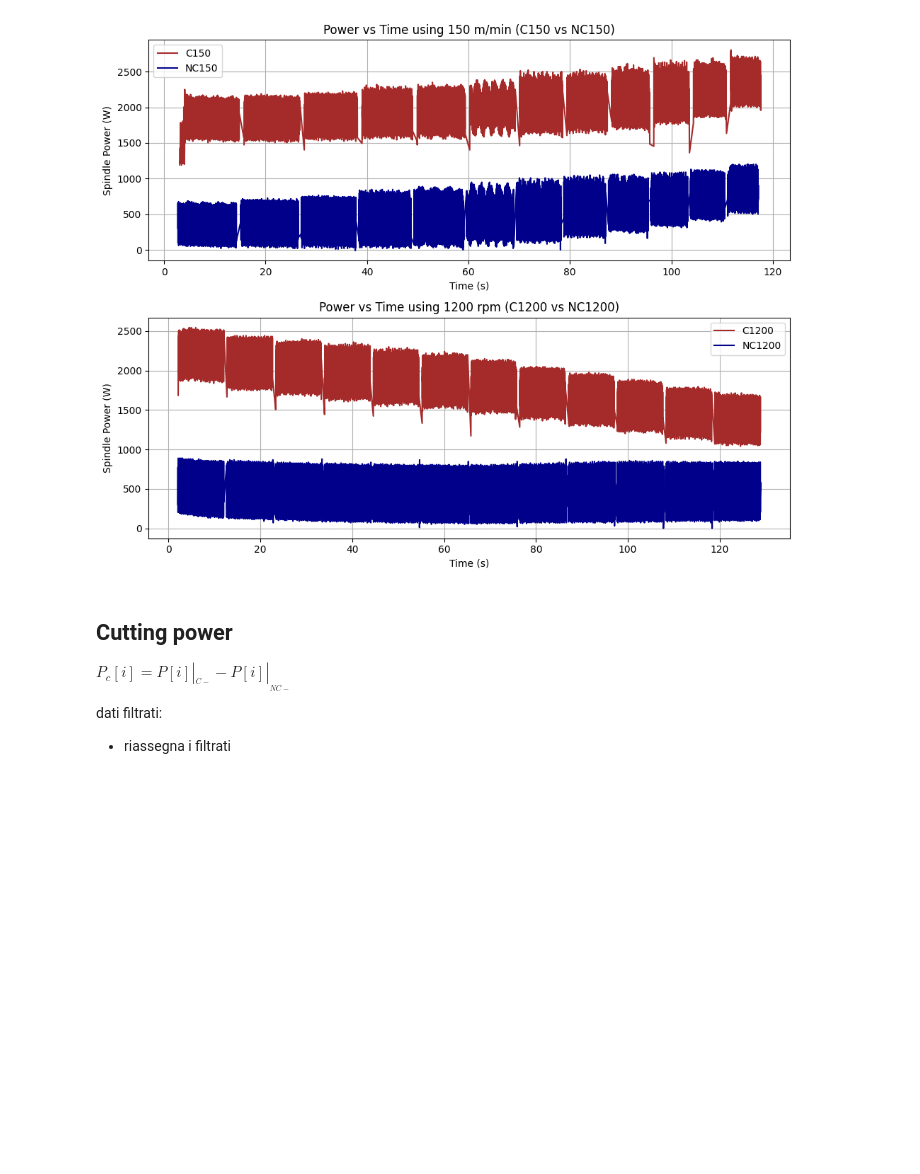
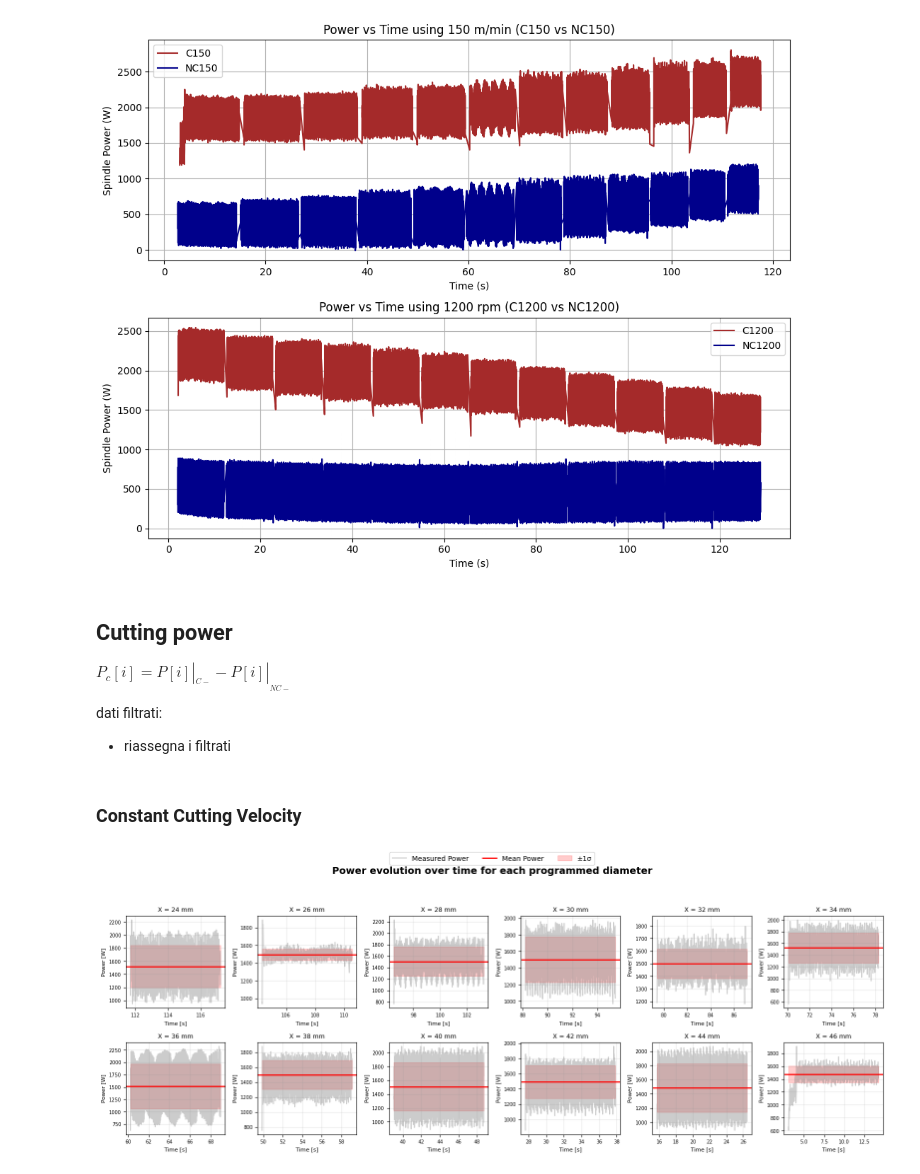
Before and after one commit to PaoloRos/MASSMa, a Jupyter notebook: turning_datas/chapter_2025-main/1st_assignment.ipynb, the cells around one changed output. Saved outputs shown, nothing was run; the diff lists cells and outputs as text; code cells hidden in the pictures; blank space fills up the shorter version.

Commit message:
cutting power

```diff
--- a/turning_datas/chapter_2025-main/1st_assignment.ipynb
+++ b/turning_datas/chapter_2025-main/1st_assignment.ipynb
@@ -258,0 +267,58 @@ df_150 = pd.DataFrame({
+# %% [markdown]
+### Constant Cutting Velocity
+# %%
+# Cutting Force
+df_150['Fc'] = df_150['Pc'] / Vc * 60   #(N)
+
+# Specific Cutting Force
+df_150['Kc'] = df_150['Fc'] / (ap * f)   #(N/mm² = MPa)
+# %%
+stats_150 = (
+    df_150.groupby('prog_pos_x')[['Pc', 'Fc', 'Kc']]
+    .agg(['min', 'max', 'mean', 'std'])
+    .reset_index()
+)
+# %%
+diameters = sorted(df_150['prog_pos_x'].unique())
+
+fig = plt.figure(figsize=(16,16))
+gs = gridspec.GridSpec(6, 6)
+
+# Loop through each diameter
+for i, x in enumerate(diameters):
+    ax = fig.add_subplot(gs[i // 6, i % 6])  # row, column index
+
+    # Filter data for this diameter
+    subset = df_150[df_150['prog_pos_x'] == x]
+
+    # Get mean and std from precomputed stats
+    mean_x = stats_150.loc[stats_150['prog_pos_x'] == x, ('Pc','mean')].values[0]
+    std_x = stats_150.loc[stats_150['prog_pos_x'] == x, ('Pc','std')].values[0]
+
+    # --- Plot ---
+    ax.plot(subset['time'], subset['Pc'], color='gray', alpha=0.4, label='Measured Power')
+    ax.axhline(mean_x, color='red', linewidth=1.8, label='Mean Power')
+    ax.fill_between(subset['time'],
+                    mean_x - std_x,
+                    mean_x + std_x,
+                    color='red', alpha=0.2, label='±1σ')
+
+    # Labels and formatting
+    ax.set_title(f"X = {x:.0f} mm", fontsize=9)
+    ax.set_xlabel("Time [s]", fontsize=8)
+    ax.set_ylabel("Power [W]", fontsize=8)
+    ax.grid(alpha=0.3)
+    ax.tick_params(labelsize=7)
+
+## Remove unused axes if any (e.g. when there are fewer than 36 diameters)
+#for j in range(i + 1, 36):
+#    fig.delaxes(fig.axes[j])
+
+# Global figure title and legend
+handles, labels = ax.get_legend_handles_labels()
+fig.legend(handles, labels, loc='upper center', ncol=3)
+fig.suptitle("Power evolution over time for each programmed diameter", fontsize=14, fontweight='bold')
+plt.tight_layout(rect=[0, 0, 1, 0.96])
+plt.show()
+# %% [output]
+[figure, added]
```
Also changed, not shown: parts of 4 cells of this notebook, 1 other file.
